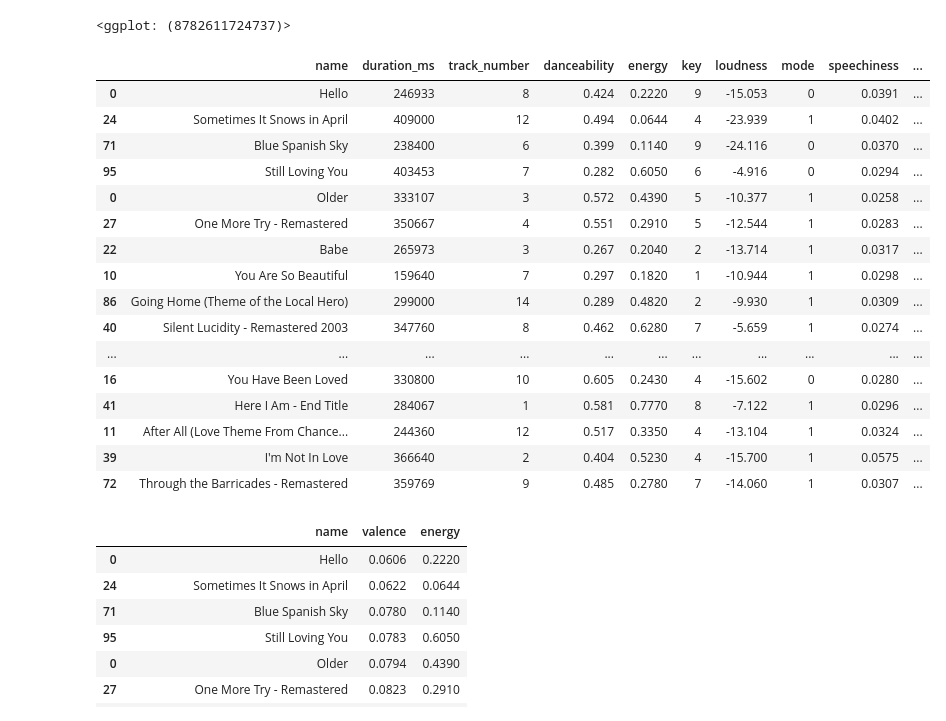
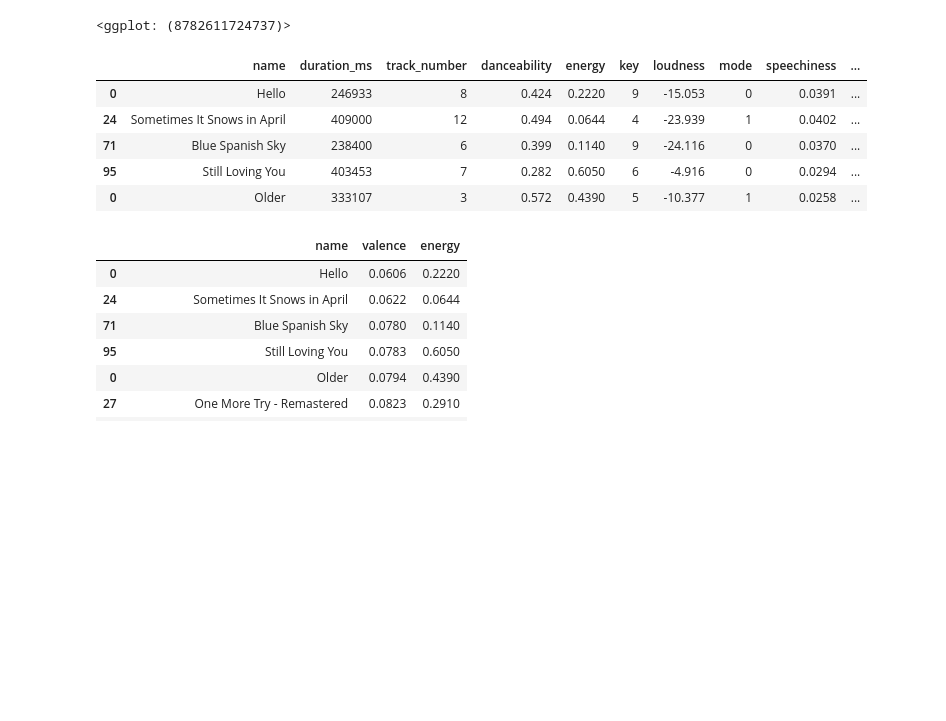
Before and after one commit to meghnaraswan/HEARTLabsTactileMusic, a Jupyter notebook: Tactile Music/WIP/MeghnaWIP/Python/my_spotify_notebook.ipynb, the cells around one changed output. Cells and saved outputs as stored; diff of their text form; code cells hidden in the pictures; blank space fills up the shorter version.

```diff
--- a/Tactile Music/WIP/MeghnaWIP/Python/my_spotify_notebook.ipynb
+++ b/Tactile Music/WIP/MeghnaWIP/Python/my_spotify_notebook.ipynb
@@ -290,25 +270,15 @@ xlim(0, 1)+ ylim(0, 1))
 <ggplot: (8782611724737)>
 # %%
 small_valence_df = df_combo.nsmallest(50, "valence") #smallest valence in our entire dataset
-small_valence_df
+# small_valence_df
+small_valence_df.head()
 # %% [output]
 |  | name | duration_ms | track_number | danceability | energy | key | loudness | mode | speechiness | ... |
 | 0 | Hello | 246933 | 8 | 0.424 | 0.2220 | 9 | -15.053 | 0 | 0.0391 | ... |
 | 24 | Sometimes It Snows in April | 409000 | 12 | 0.494 | 0.0644 | 4 | -23.939 | 1 | 0.0402 | ... |
 | 71 | Blue Spanish Sky | 238400 | 6 | 0.399 | 0.1140 | 9 | -24.116 | 0 | 0.0370 | ... |
 | 95 | Still Loving You | 403453 | 7 | 0.282 | 0.6050 | 6 | -4.916 | 0 | 0.0294 | ... |
 | 0 | Older | 333107 | 3 | 0.572 | 0.4390 | 5 | -10.377 | 1 | 0.0258 | ... |
-| 27 | One More Try - Remastered | 350667 | 4 | 0.551 | 0.2910 | 5 | -12.544 | 1 | 0.0283 | ... |
-| 22 | Babe | 265973 | 3 | 0.267 | 0.2040 | 2 | -13.714 | 1 | 0.0317 | ... |
-| 10 | You Are So Beautiful | 159640 | 7 | 0.297 | 0.1820 | 1 | -10.944 | 1 | 0.0298 | ... |
-| 86 | Going Home (Theme of the Local Hero) | 299000 | 14 | 0.289 | 0.4820 | 2 | -9.930 | 1 | 0.0309 | ... |
-| 40 | Silent Lucidity - Remastered 2003 | 347760 | 8 | 0.462 | 0.6280 | 7 | -5.659 | 1 | 0.0274 | ... |
-| ... | ... | ... | ... | ... | ... | ... | ... | ... | ... | ... |
-| 16 | You Have Been Loved | 330800 | 10 | 0.605 | 0.2430 | 4 | -15.602 | 0 | 0.0280 | ... |
-| 41 | Here I Am - End Title | 284067 | 1 | 0.581 | 0.7770 | 8 | -7.122 | 1 | 0.0296 | ... |
-| 11 | After All (Love Theme From Chance... | 244360 | 12 | 0.517 | 0.3350 | 4 | -13.104 | 1 | 0.0324 | ... |
-| 39 | I'm Not In Love | 366640 | 2 | 0.404 | 0.5230 | 4 | -15.700 | 1 | 0.0575 | ... |
-| 72 | Through the Barricades - Remastered | 359769 | 9 | 0.485 | 0.2780 | 7 | -14.060 | 1 | 0.0307 | ... |
 # %%
 # only want valence and energy info
 small_valence = small_valence_df[valence_energy]
```
Also changed, not shown: parts of 5 cells of this notebook.
